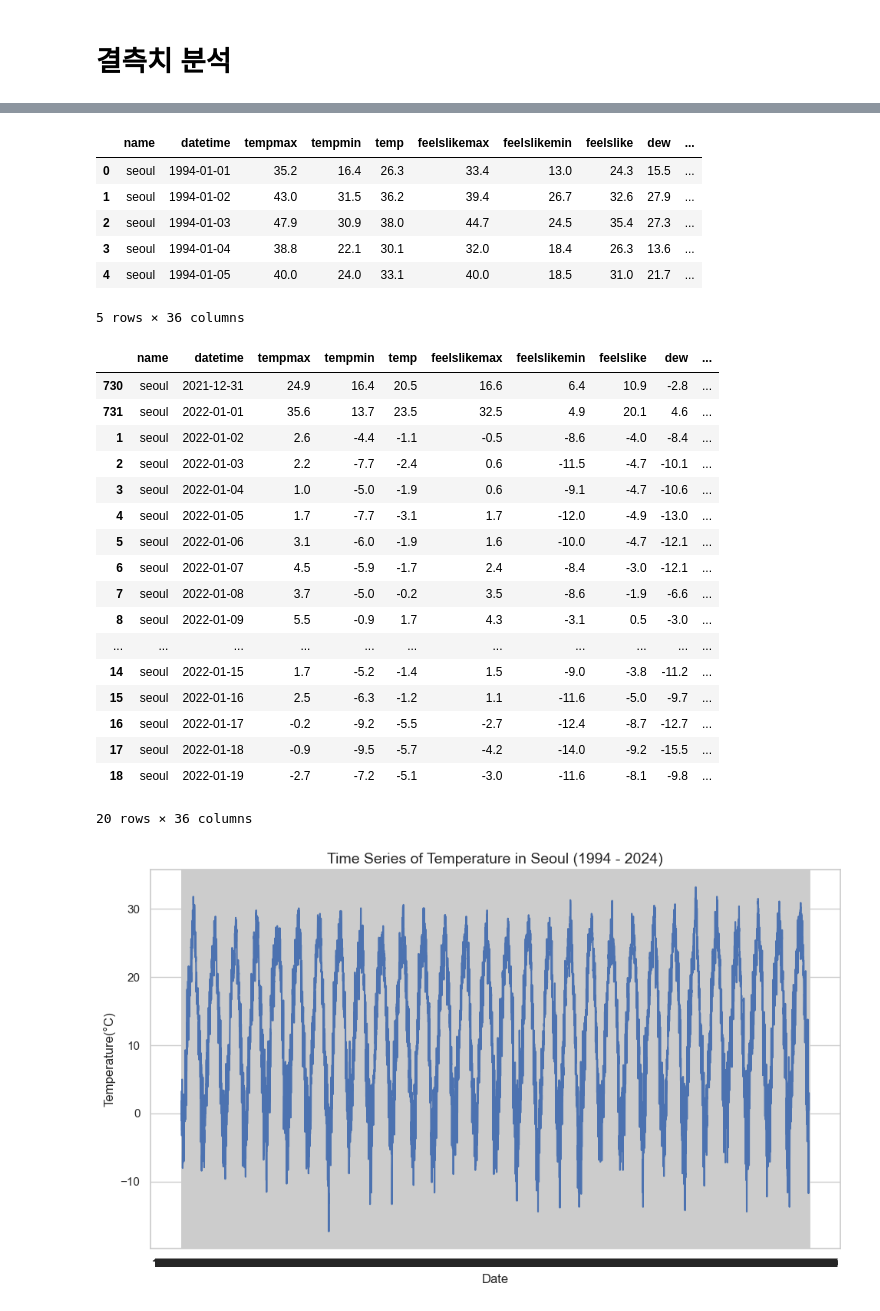
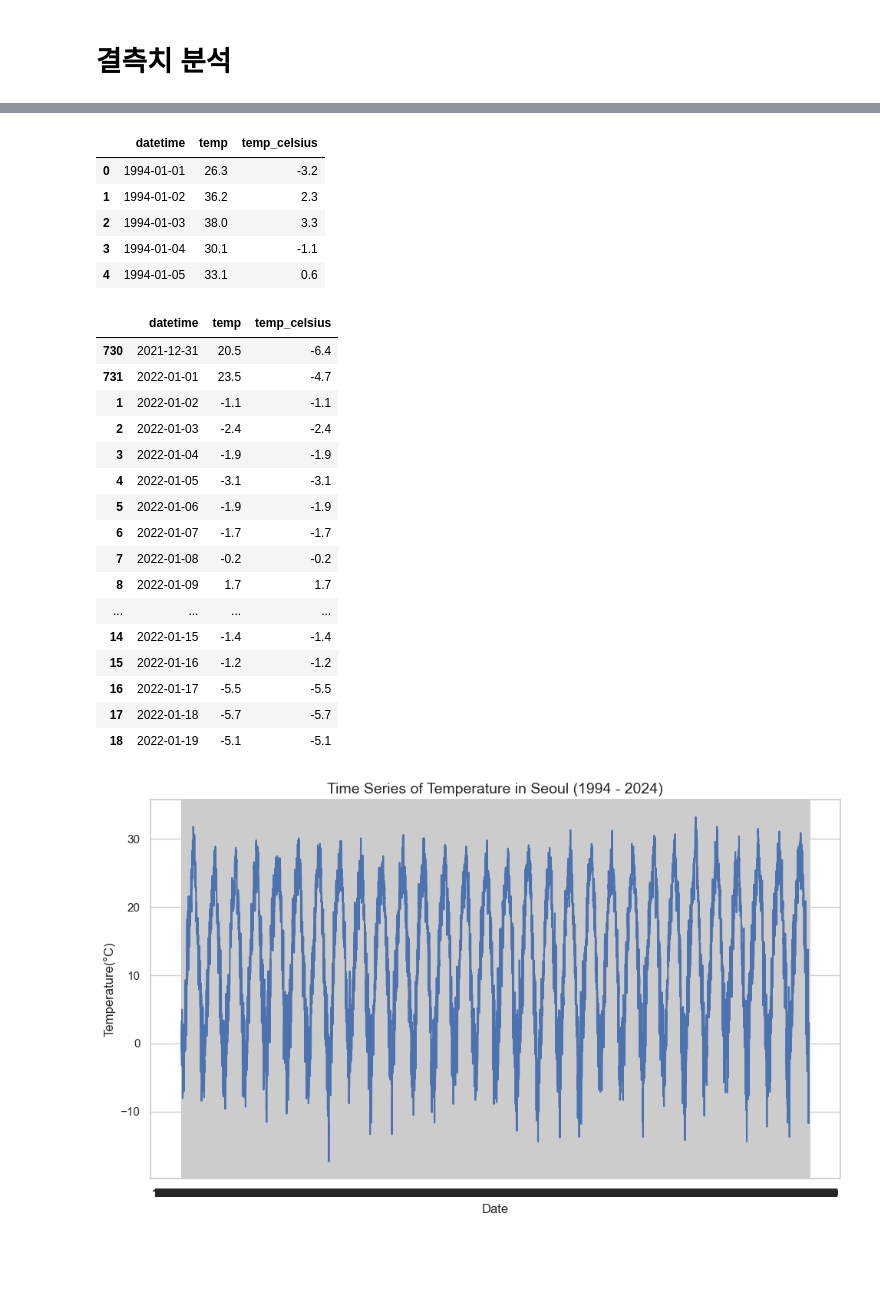
Before and after one commit to dev-jhjoo/SeoulWeatherAnalysis, a Jupyter notebook: analysis.ipynb, the cells around one changed output, grey strips where cells are left out. Cells and saved outputs as stored; diff of their text form; code cells hidden in the pictures; blank space fills up the shorter version.

```diff
--- a/analysis.ipynb
+++ b/analysis.ipynb
@@ -48,0 +49,4 @@ df.tail()
+# %%
+# df.info()
+df = df[['datetime','temp']]
+df.info()
@@ -105,52 +105,46 @@ def fahrenheit_to_celsius(temp_fahrenheit):
     return (temp_fahrenheit - 32) * 5.0 / 9.0
 # %%
 # 1994-01-01 ~ 2019-12-31 까지는 화씨 데이터
-# 2020-01-01 ~ 2024-01-01 까지는 이미 섭씨 데이터 확인
+# 2022-01-01 ~ 2024-01-01 까지는 이미 섭씨 데이터 확인
 
 before_2022 = df[df['datetime'] <= '2022-01-01'].copy()
 after_2022 = df[df['datetime'] > '2022-01-01'].copy()
 
 before_2022['temp_celsius'] =  before_2022['temp'].apply(fahrenheit_to_celsius).round(1)
-before_2022['tempmax_celsius'] = before_2022['tempmax'].apply(fahrenheit_to_celsius).round(1)
-before_2022['tempmin_celsius'] = before_2022['tempmin'].apply(fahrenheit_to_celsius).round(1)
 # before_2022.head()
 
 after_2022['temp_celsius'] = after_2022['temp']
-after_2022['tempmax_celsius'] = after_2022['tempmax']
-after_2022['tempmin_celsius'] = after_2022['tempmin']
 # after_2022.head()
 df = pd.concat([before_2022, after_2022])
 df.to_csv('./data/seoul summary.csv', index=False)
 df.head()
 # %% [output]
-|  | name | datetime | tempmax | tempmin | temp | feelslikemax | feelslikemin | feelslike | dew | ... |
-| 0 | seoul | 1994-01-01 | 35.2 | 16.4 | 26.3 | 33.4 | 13.0 | 24.3 | 15.5 | ... |
-| 1 | seoul | 1994-01-02 | 43.0 | 31.5 | 36.2 | 39.4 | 26.7 | 32.6 | 27.9 | ... |
-| 2 | seoul | 1994-01-03 | 47.9 | 30.9 | 38.0 | 44.7 | 24.5 | 35.4 | 27.3 | ... |
-| 3 | seoul | 1994-01-04 | 38.8 | 22.1 | 30.1 | 32.0 | 18.4 | 26.3 | 13.6 | ... |
-| 4 | seoul | 1994-01-05 | 40.0 | 24.0 | 33.1 | 40.0 | 18.5 | 31.0 | 21.7 | ... |
+|  | datetime | temp | temp_celsius |
+| 0 | 1994-01-01 | 26.3 | -3.2 |
+| 1 | 1994-01-02 | 36.2 | 2.3 |
+| 2 | 1994-01-03 | 38.0 | 3.3 |
+| 3 | 1994-01-04 | 30.1 | -1.1 |
+| 4 | 1994-01-05 | 33.1 | 0.6 |
-5 rows × 36 columns
 # %%
 df[df['datetime'] >= '2021-12-31'].head(20)
 # %% [output]
-|  | name | datetime | tempmax | tempmin | temp | feelslikemax | feelslikemin | feelslike | dew | ... |
-| 730 | seoul | 2021-12-31 | 24.9 | 16.4 | 20.5 | 16.6 | 6.4 | 10.9 | -2.8 | ... |
-| 731 | seoul | 2022-01-01 | 35.6 | 13.7 | 23.5 | 32.5 | 4.9 | 20.1 | 4.6 | ... |
-| 1 | seoul | 2022-01-02 | 2.6 | -4.4 | -1.1 | -0.5 | -8.6 | -4.0 | -8.4 | ... |
-| 2 | seoul | 2022-01-03 | 2.2 | -7.7 | -2.4 | 0.6 | -11.5 | -4.7 | -10.1 | ... |
-| 3 | seoul | 2022-01-04 | 1.0 | -5.0 | -1.9 | 0.6 | -9.1 | -4.7 | -10.6 | ... |
-| 4 | seoul | 2022-01-05 | 1.7 | -7.7 | -3.1 | 1.7 | -12.0 | -4.9 | -13.0 | ... |
-| 5 | seoul | 2022-01-06 | 3.1 | -6.0 | -1.9 | 1.6 | -10.0 | -4.7 | -12.1 | ... |
-| 6 | seoul | 2022-01-07 | 4.5 | -5.9 | -1.7 | 2.4 | -8.4 | -3.0 | -12.1 | ... |
-| 7 | seoul | 2022-01-08 | 3.7 | -5.0 | -0.2 | 3.5 | -8.6 | -1.9 | -6.6 | ... |
-| 8 | seoul | 2022-01-09 | 5.5 | -0.9 | 1.7 | 4.3 | -3.1 | 0.5 | -3.0 | ... |
-| ... | ... | ... | ... | ... | ... | ... | ... | ... | ... | ... |
-| 14 | seoul | 2022-01-15 | 1.7 | -5.2 | -1.4 | 1.5 | -9.0 | -3.8 | -11.2 | ... |
-| 15 | seoul | 2022-01-16 | 2.5 | -6.3 | -1.2 | 1.1 | -11.6 | -5.0 | -9.7 | ... |
-| 16 | seoul | 2022-01-17 | -0.2 | -9.2 | -5.5 | -2.7 | -12.4 | -8.7 | -12.7 | ... |
-| 17 | seoul | 2022-01-18 | -0.9 | -9.5 | -5.7 | -4.2 | -14.0 | -9.2 | -15.5 | ... |
-| 18 | seoul | 2022-01-19 | -2.7 | -7.2 | -5.1 | -3.0 | -11.6 | -8.1 | -9.8 | ... |
+|  | datetime | temp | temp_celsius |
+| 730 | 2021-12-31 | 20.5 | -6.4 |
+| 731 | 2022-01-01 | 23.5 | -4.7 |
+| 1 | 2022-01-02 | -1.1 | -1.1 |
+| 2 | 2022-01-03 | -2.4 | -2.4 |
+| 3 | 2022-01-04 | -1.9 | -1.9 |
+| 4 | 2022-01-05 | -3.1 | -3.1 |
+| 5 | 2022-01-06 | -1.9 | -1.9 |
+| 6 | 2022-01-07 | -1.7 | -1.7 |
+| 7 | 2022-01-08 | -0.2 | -0.2 |
+| 8 | 2022-01-09 | 1.7 | 1.7 |
+| ... | ... | ... | ... |
+| 14 | 2022-01-15 | -1.4 | -1.4 |
+| 15 | 2022-01-16 | -1.2 | -1.2 |
+| 16 | 2022-01-17 | -5.5 | -5.5 |
+| 17 | 2022-01-18 | -5.7 | -5.7 |
+| 18 | 2022-01-19 | -5.1 | -5.1 |
-20 rows × 36 columns
 # %%
 datetime_with_celsius = df[['datetime', 'temp_celsius']]
 
```
Also changed, not shown: parts of 12 cells of this notebook, 5 other files.
